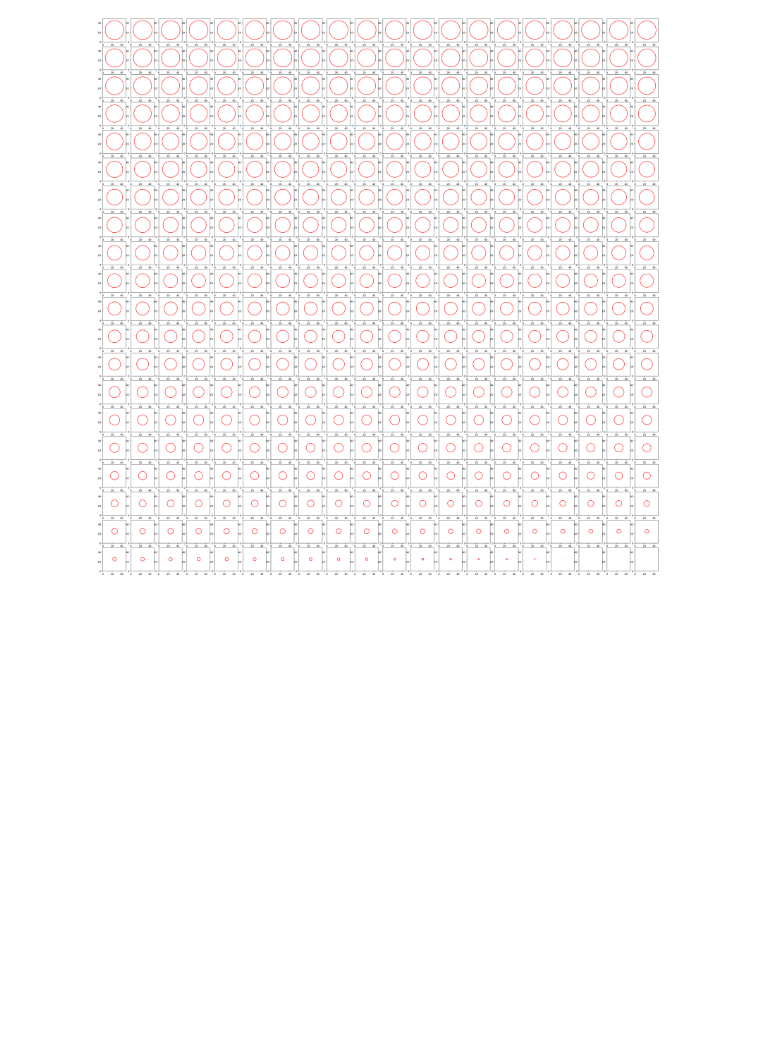
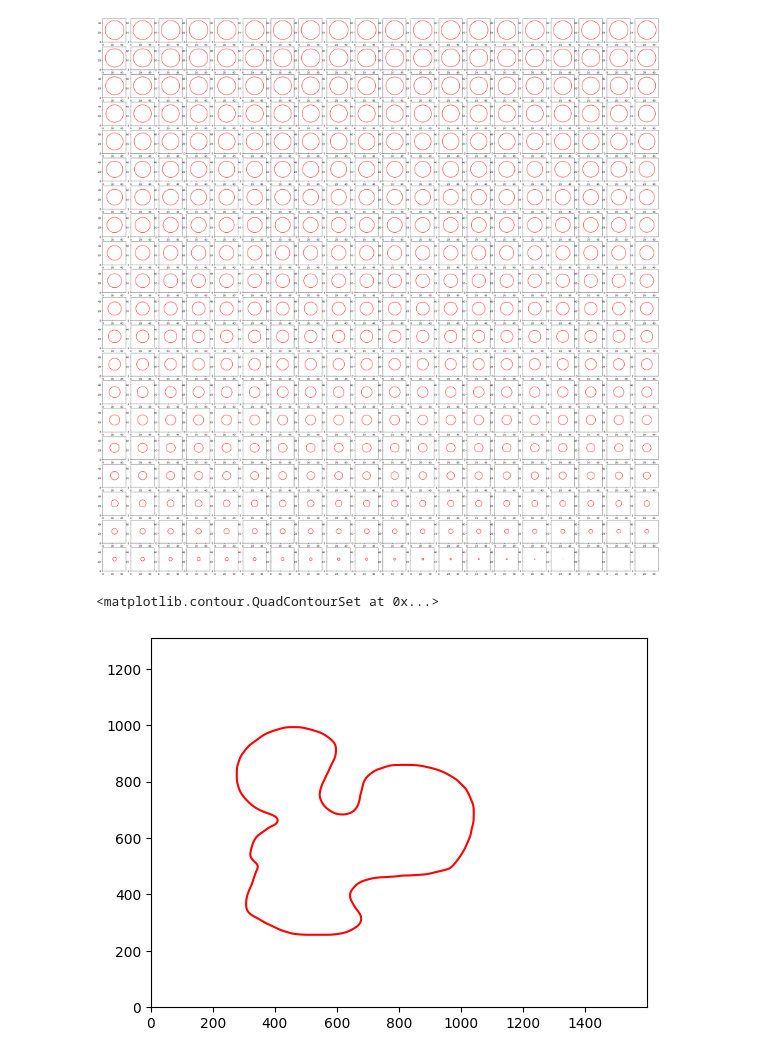
Before and after one commit to jgu13/CellSeg, a Jupyter notebook: Scripts/Test.ipynb, the cells around one changed output. Drawn from its saved outputs; the diff is of its cells as text; code cells hidden in the pictures; blank space fills up the shorter version.

```diff
--- a/Scripts/Test.ipynb
+++ b/Scripts/Test.ipynb
@@ -137,3 +118,11 @@ for max_iter, ax in zip(range(400), axs):
     draw_curve(curve_evolution(img, dt=0.5, max_iter=max_iter), axis=ax)
 # %% [output]
 [figure]
+# %%
+img = imread(os.path.join(DATA_DIR, 'example', 'test2.png'))
+img = cv.GaussianBlur(img, (3,3), sigmaX=1, borderType=cv.BORDER_DEFAULT)
+fig, ax = plt.subplots()
+draw_curve(curve_evolution(img, dt=0.5, max_iter=100), axis=ax)
+# %% [output]
+<matplotlib.contour.QuadContourSet at 0x...>
+[figure, added]
```
Also changed, not shown: parts of 7 cells of this notebook, 3 other files.
